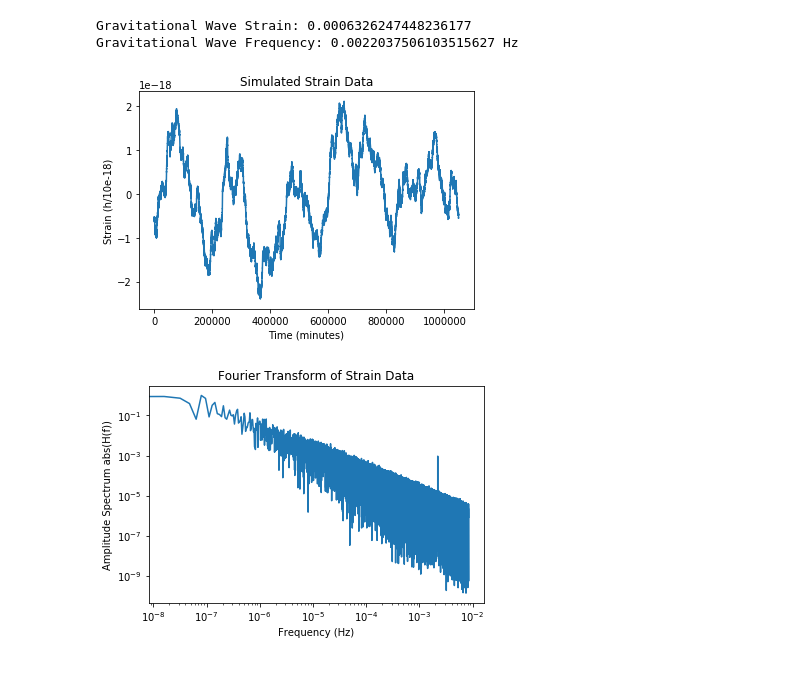
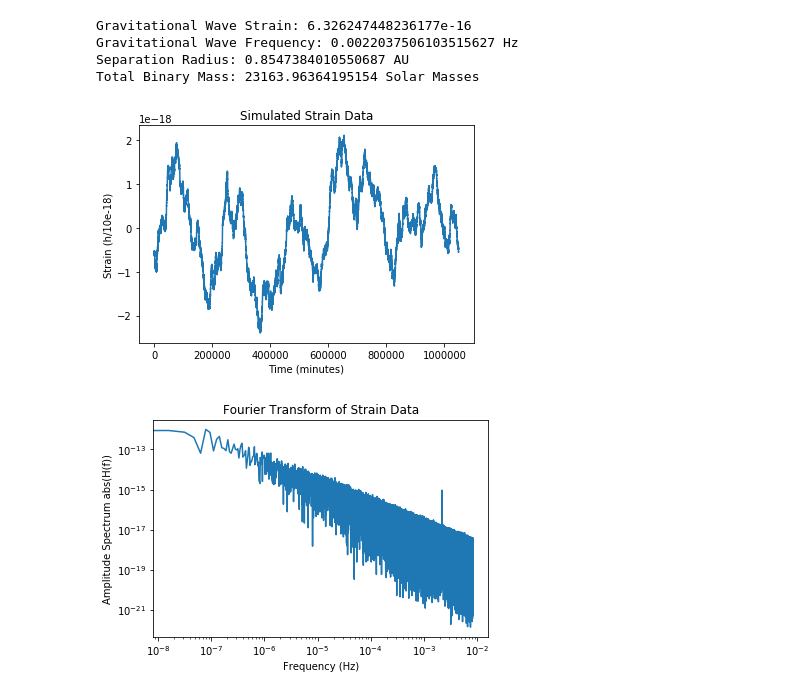
Before and after one commit to zrd7527/ASTP720, a Jupyter notebook: ASTP720_HW8.ipynb, the cells around one changed output. Saved outputs shown, nothing was run; the diff lists cells and outputs as text; code cells hidden in the pictures.

```diff
--- a/ASTP720_HW8.ipynb
+++ b/ASTP720_HW8.ipynb
@@ -27,7 +27,8 @@ def CooleyTukey(data):
         X_even = CooleyTukey(data[::2])
         X_odd = CooleyTukey(data[1::2])
         factor = np.exp(-2j * np.pi * np.arange(N) / N)
-        return np.concatenate([X_even + factor[:int(np.round(N/2))] * X_odd, X_even + factor[int(np.round(N/2)):] * X_odd])
+        return np.concatenate([X_even + factor[:int(np.round(N/2))] * X_odd,\
+                               X_even + factor[int(np.round(N/2)):] * X_odd])
 
 def DFT(x):
     '''
@@ -43,6 +44,35 @@ def DFT(x):
     k = n.reshape((N, 1))
     w = np.exp(-2j * np.pi * k * n / N)
     return np.dot(w, x)
+
+def FindRadius(fgw, h, D):
+    '''
+    Finds the separation radius of a white dwarf system using the equations for gravitational
+    wave frequency and strain.
+    Inputs:
+        fgw - Gravitational wave frequency in Hz
+        h - Strain amplitude; dimensionless
+        D - Distance to binary in parsecs
+    Returns:
+        rAU - Approximate binary separation in AU
+    '''
+    r = (fgw**2/((3.8*(10**12))*h*D))**(-3/5)
+    rAU = r/215
+    return(rAU)
+
+def FindMass(h, R, D):
+    '''
+    Finds the total white dwarf binary mass using the equation of gravitational wave strain
+    Inputs:
+        h - Strain amplitude; dimensionless
+        R - Binary separation in solar radii
+        D - Distance to binary in parsecs
+    Returns:
+        M - Total binary mass in solar masses
+    '''
+    coeff = h/(2.6*(10**(-21)))
+    M = (coeff*D*R)**(1/2)
+    return(M)
 
 def main():
     data = np.load('strain.npy')
@@ -61,33 +91,39 @@ def main():
     Fv = np.linspace(0, 1, np.round(L/2)+1)*Fn              #Frequency Axis
     FTs_plot = []
     mag = []
     for i in range(len(Fv)-1):
         mag.append(abs(FTs[i]))                             #Fourier Transform Magnitudes
     peak = max(mag)
     for i in range(len(Fv)-1):
-        FTs_plot.append((mag[i])/peak)                      #Normalised Fourier Transform
+        FTs_plot.append(((mag[i])/peak)*10**(-12))          #Normalised Fourier Transform (with manual offset)
     plt.figure(2)
     plt.plot(Fv[0:-1], FTs_plot)
     plt.title('Fourier Transform of Strain Data')
     plt.xlabel('Frequency (Hz)')
     plt.ylabel('Amplitude Spectrum abs(H(f))')
     plt.yscale('log')
     plt.xscale('log')
     amp = max(FTs_plot[102000:])
     for i in range(len(FTs_plot)):
         if FTs_plot[i] == amp:
             right = FTs_plot[i+1]
             freqind = i
             left = FTs_plot[i-1]
     av = (right + left)/2
     strain = amp - av
     print('Gravitational Wave Strain: ' + str(strain))
     freq = Fv[freqind]
     print('Gravitational Wave Frequency: ' + str(freq) + ' Hz')
+    rad = FindRadius(fgw = freq, h = strain, D = 12)
+    print('Separation Radius: ' + str(rad) + ' AU')
+    M = FindMass(h = strain, R = rad*215, D = 12)
+    print('Total Binary Mass: ' + str(M) + ' Solar Masses')
 
 main()
 # %% [output]
-Gravitational Wave Strain: 0.0006326247448236177
+Gravitational Wave Strain: 6.326247448236177e-16
 Gravitational Wave Frequency: 0.0022037506103515627 Hz
+Separation Radius: 0.8547384010550687 AU
+Total Binary Mass: 23163.96364195154 Solar Masses
 [figure]
-[figure, old version]
+[figure, new version]
```
